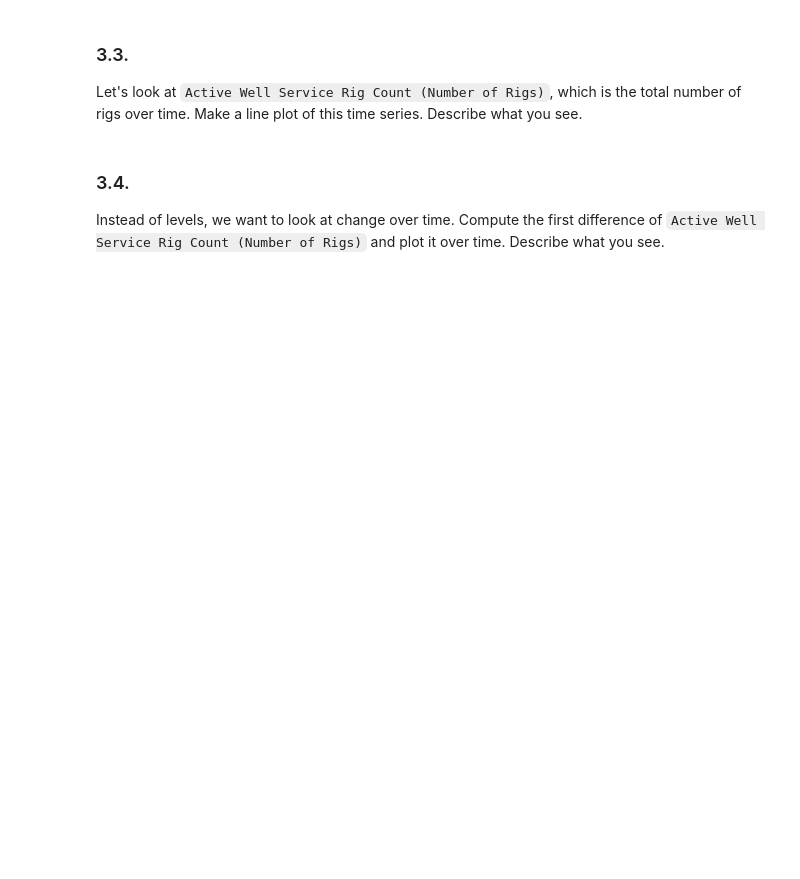
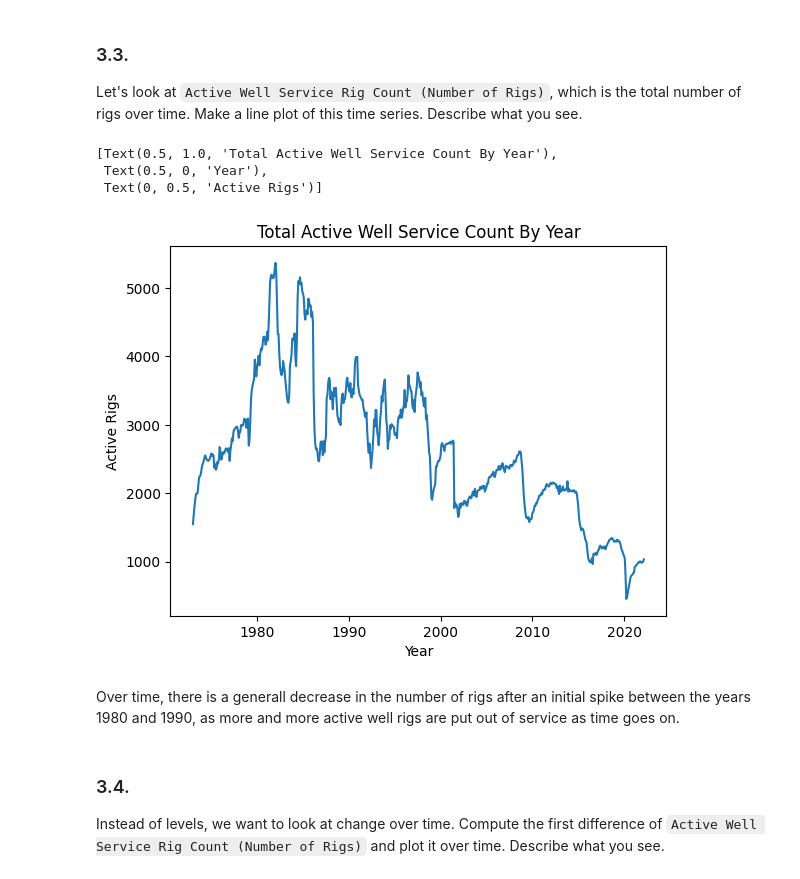
Before and after one commit to emilyzyzhou/eda_assignment, a Jupyter notebook: assignment.ipynb, the cells around one changed output. Cells and saved outputs as stored; diff of their text form; code cells hidden in the pictures; blank space fills up the shorter version.

```diff
--- a/assignment.ipynb
+++ b/assignment.ipynb
@@ -268,6 +268,18 @@ drill_df.head()
 # %% [markdown]
 ### 3.3.
 Let's look at `Active Well Service Rig Count (Number of Rigs)`, which is the total number of rigs over time. Make a line plot of this time series. Describe what you see.
+# %%
+fig = sns.lineplot(data = drill_df, x = 'time',
+                   y = 'Active Well Service Rig Count (Number of Rigs)')
+fig.set(title="Total Active Well Service Count By Year",
+        xlabel='Year', ylabel='Active Rigs')
+# %% [output]
+[Text(0.5, 1.0, 'Total Active Well Service Count By Year'),
+ Text(0.5, 0, 'Year'),
+ Text(0, 0.5, 'Active Rigs')]
+[figure, added]
+# %% [markdown]
+Over time, there is a generall decrease in the number of rigs after an initial spike between the years 1980 and 1990, as more and more active well rigs are put out of service as time goes on.
 # %% [markdown]
 ### 3.4.
 Instead of levels, we want to look at change over time. Compute the first difference of  `Active Well Service Rig Count (Number of Rigs)` and plot it over time. Describe what you see.
```
Also changed, not shown: parts of 4 cells of this notebook.
